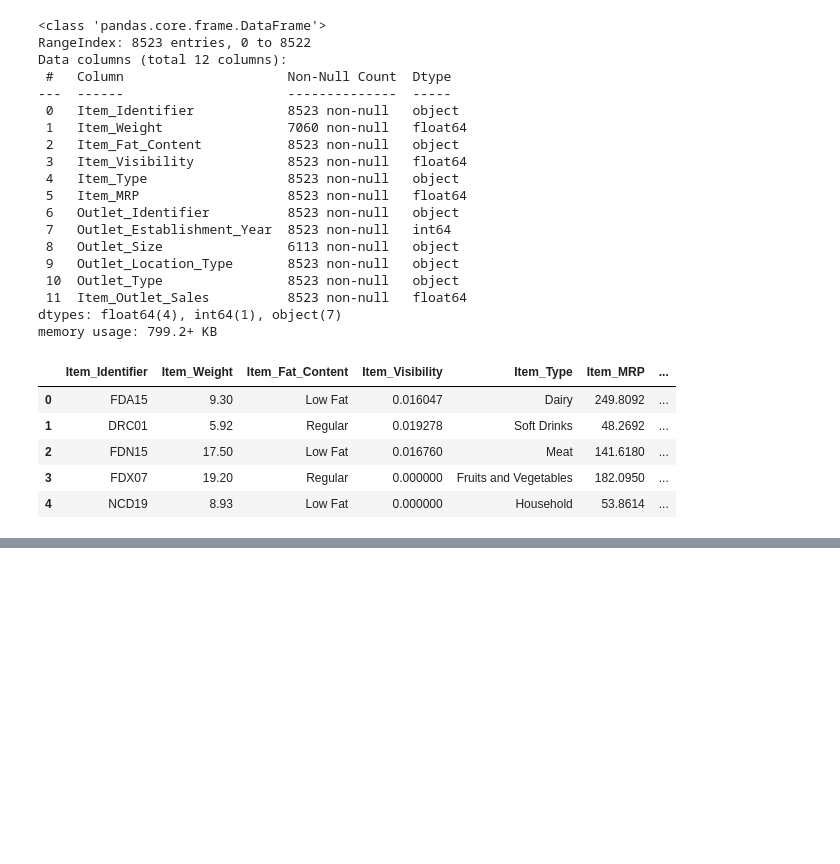
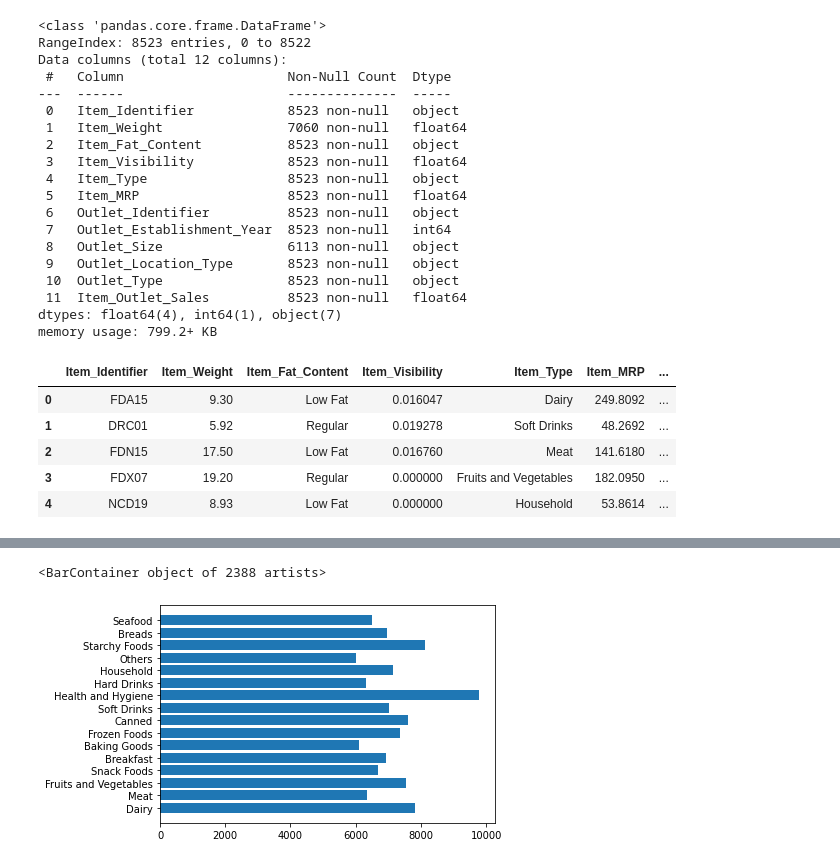
Before and after one commit to Jaclynn-whitson/sales-predictions, a Jupyter notebook: SalesPredictions.ipynb, the cells around one changed output, grey strips where cells are left out. Drawn from its saved outputs; the diff is of its cells as text; code cells hidden in the pictures; blank space fills up the shorter version.

```diff
--- a/SalesPredictions.ipynb
+++ b/SalesPredictions.ipynb
@@ -65,0 +192,7 @@ memory usage: 799.2+ KB
+# %%
+Tier1Filt = salesDF['Outlet_Location_Type'] == 'Tier 1'
+Tier2Filt = salesDF['Outlet_Location_Type'] == 'Tier 2'
+
+Tier1 = salesDF.loc[Tier1Filt, :]
+Tier2 = salesDF.loc[Tier2Filt, :]
+Tier3 = salesDF.loc[~Tier1Filt & ~Tier2Filt, :]
@@ -65,0 +204,5 @@ memory usage: 799.2+ KB
+# %%
+plt.barh(Tier1['Item_Type'], Tier1['Item_Outlet_Sales'])
+# %% [output]
+<BarContainer object of 2388 artists>
+[figure, added]
```
Also changed, not shown: parts of 22 cells of this notebook.
